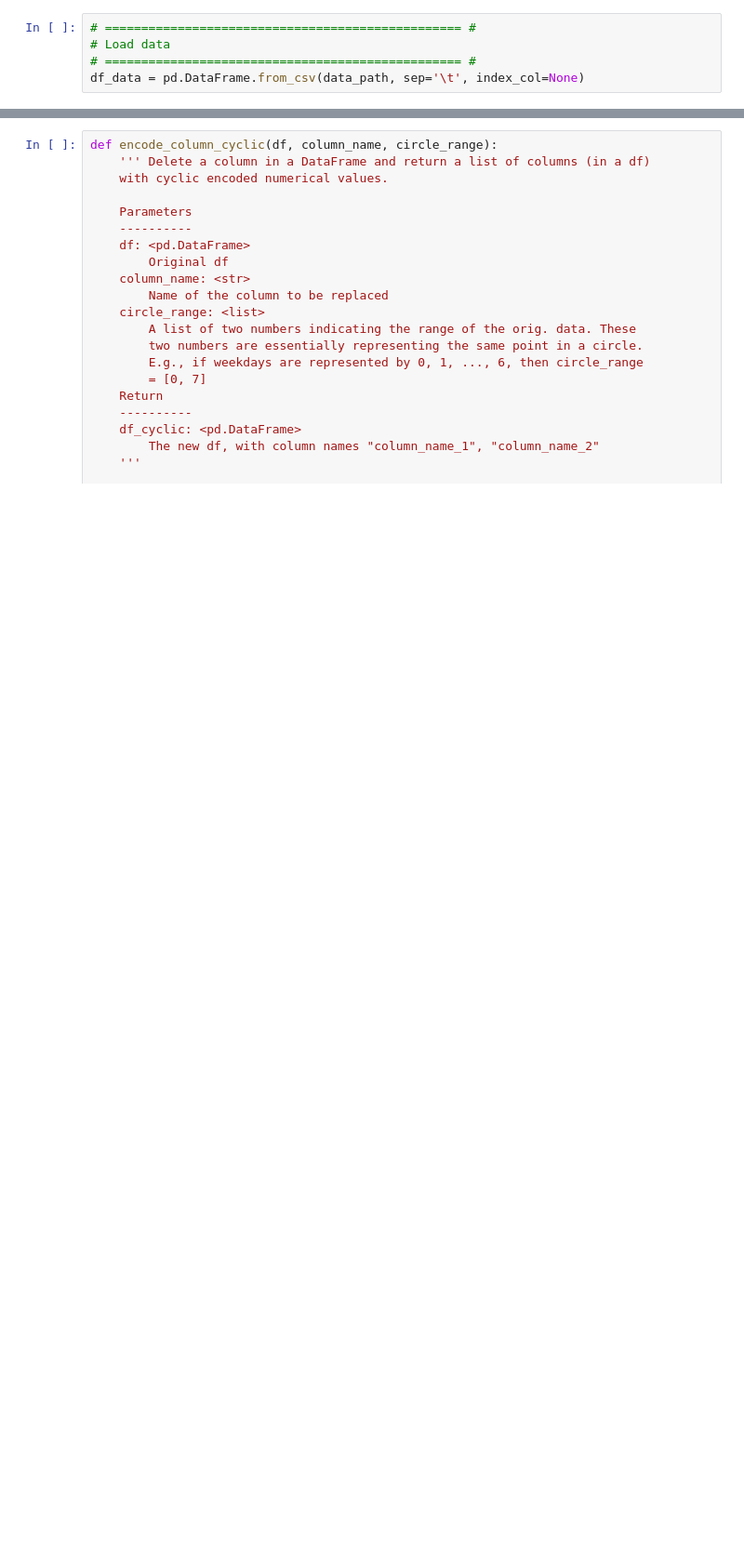
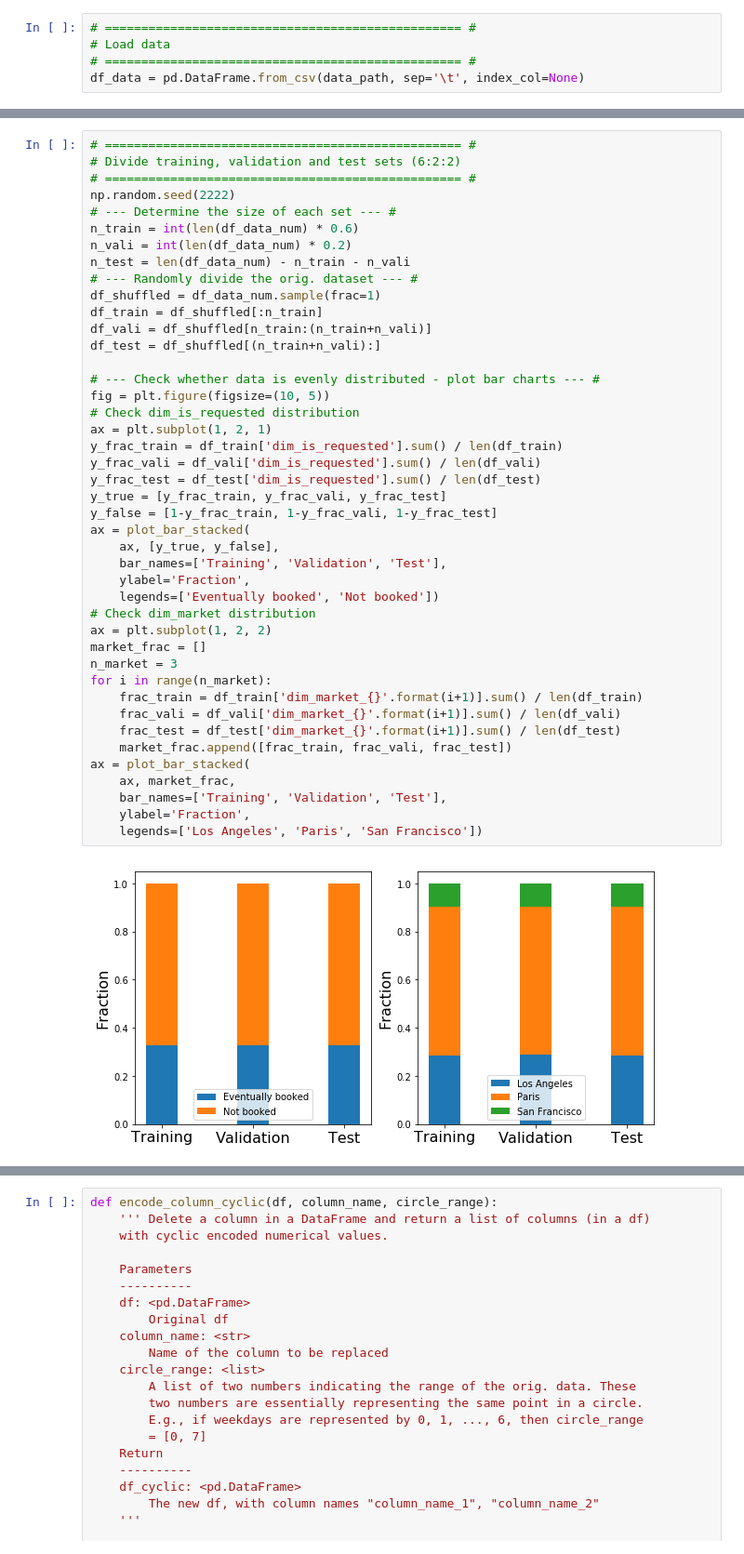
Before and after one commit to yixinmao/airbnb, a Jupyter notebook: scripts/predict_requested.ipynb, the cells around one changed output, grey strips where cells are left out. Shown: that part at 93% size. Drawn from its saved outputs; the diff is of its cells as text; blank space fills up the shorter version.

Commit message:
Finished divide training/validation/test sets

```diff
--- a/scripts/predict_requested.ipynb
+++ b/scripts/predict_requested.ipynb
@@ -74,0 +86,45 @@ df_data_num = pd.concat([s_dim_is_requested] + [df_data_num] + list_encoded, axi
+# %%
+# ================================================= #
+# Divide training, validation and test sets (6:2:2)
+# ================================================= #
+np.random.seed(2222)
+# --- Determine the size of each set --- #
+n_train = int(len(df_data_num) * 0.6)
+n_vali = int(len(df_data_num) * 0.2)
+n_test = len(df_data_num) - n_train - n_vali
+# --- Randomly divide the orig. dataset --- #
+df_shuffled = df_data_num.sample(frac=1)
+df_train = df_shuffled[:n_train]
+df_vali = df_shuffled[n_train:(n_train+n_vali)]
+df_test = df_shuffled[(n_train+n_vali):]
+
+# --- Check whether data is evenly distributed - plot bar charts --- #
+fig = plt.figure(figsize=(10, 5))
+# Check dim_is_requested distribution
+ax = plt.subplot(1, 2, 1)
+y_frac_train = df_train['dim_is_requested'].sum() / len(df_train)
+y_frac_vali = df_vali['dim_is_requested'].sum() / len(df_vali)
+y_frac_test = df_test['dim_is_requested'].sum() / len(df_test)
+y_true = [y_frac_train, y_frac_vali, y_frac_test]
+y_false = [1-y_frac_train, 1-y_frac_vali, 1-y_frac_test]
+ax = plot_bar_stacked(
+    ax, [y_true, y_false],
+    bar_names=['Training', 'Validation', 'Test'],
+    ylabel='Fraction',
+    legends=['Eventually booked', 'Not booked'])
+# Check dim_market distribution
+ax = plt.subplot(1, 2, 2)
+market_frac = []
+n_market = 3
+for i in range(n_market):
+    frac_train = df_train['dim_market_{}'.format(i+1)].sum() / len(df_train)
+    frac_vali = df_vali['dim_market_{}'.format(i+1)].sum() / len(df_vali)
+    frac_test = df_test['dim_market_{}'.format(i+1)].sum() / len(df_test)
+    market_frac.append([frac_train, frac_vali, frac_test])
+ax = plot_bar_stacked(
+    ax, market_frac,
+    bar_names=['Training', 'Validation', 'Test'],
+    ylabel='Fraction',
+    legends=['Los Angeles', 'Paris', 'San Francisco'])
+# %% [output]
+[figure, added]
```
Also changed, not shown: parts of 7 cells of this notebook.
